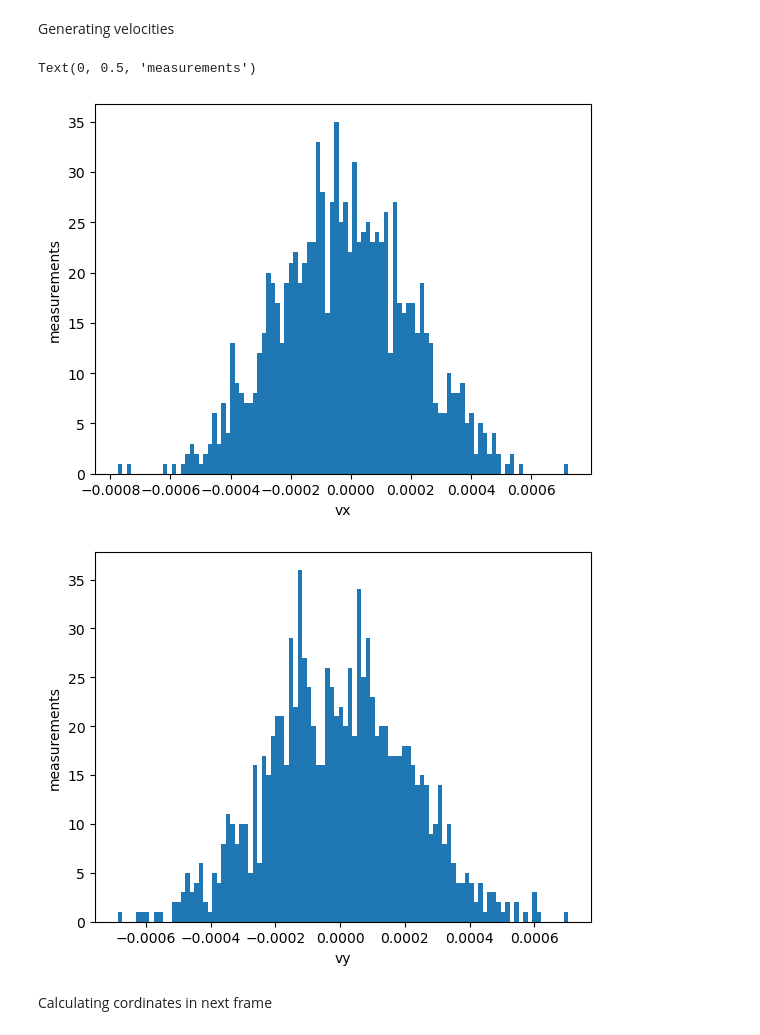
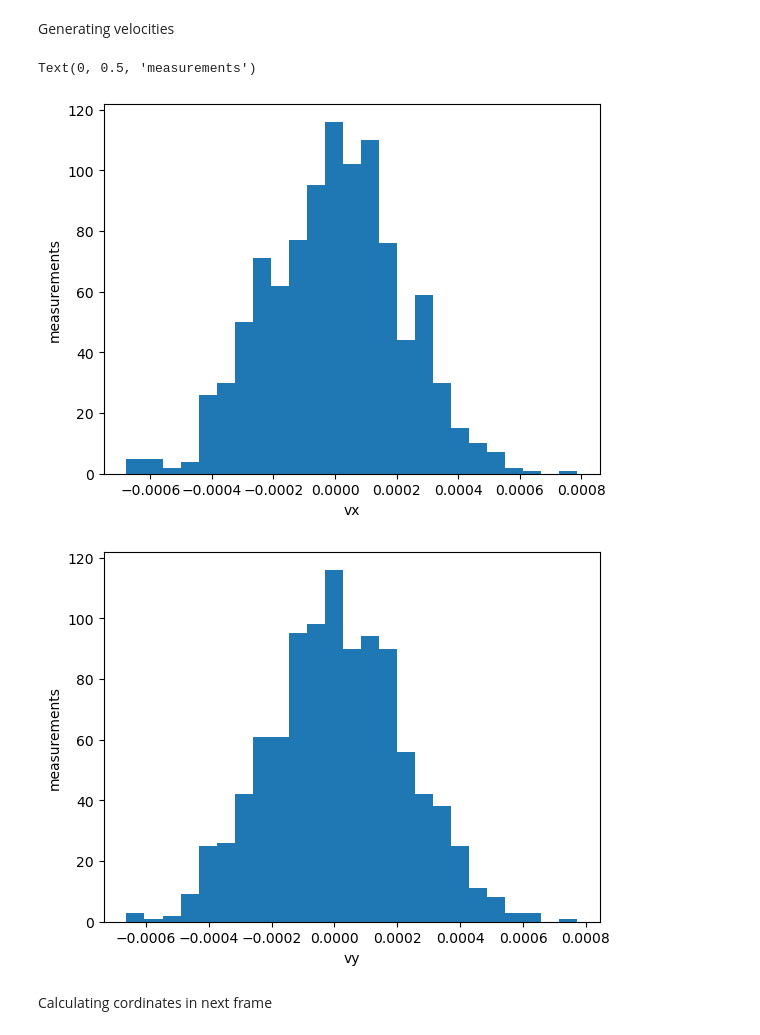
Before and after one commit to ParthM1504/Benchmarking-Dusty-Plasma-Temperature-Code, a Jupyter notebook: Benchmarking.ipynb, the cells around one changed output. Drawn from its saved outputs; the diff is of its cells as text; code cells hidden in the pictures.

```diff
--- a/Benchmarking.ipynb
+++ b/Benchmarking.ipynb
@@ -78,22 +82,22 @@ Generating velocities
 # %%
 # Generate a sample of 1000 random velocities from a normal distribution
 norm_rv = sts.norm(mu, sigma)
 sample_vx = norm_rv.rvs(num_particles) #generate a sample of certain size
 sample_vy= norm_rv.rvs(num_particles) #generate a sample of certain size
 # print(sample_v)
 fig, ax = plt.subplots()
-ax.hist(sample_vx, 100) # plot histogram
+ax.hist(sample_vx, 25) # plot histogram
 ax.set_xlabel('vx')
 ax.set_ylabel('measurements')
 fig, ax = plt.subplots()
-ax.hist(sample_vy, 100) # plot histogram
+ax.hist(sample_vy, 25) # plot histogram
 ax.set_xlabel('vy')
 ax.set_ylabel('measurements')
 # print(sample_v)
 # %% [output]
 Text(0, 0.5, 'measurements')
-[figure, old version]
+[figure, new version]
-[figure, old version]
+[figure, new version]
 # %% [markdown]
 Calculating cordinates in next frame
 # %%
```
Also changed, not shown: parts of 29 cells of this notebook, 1 other file.
